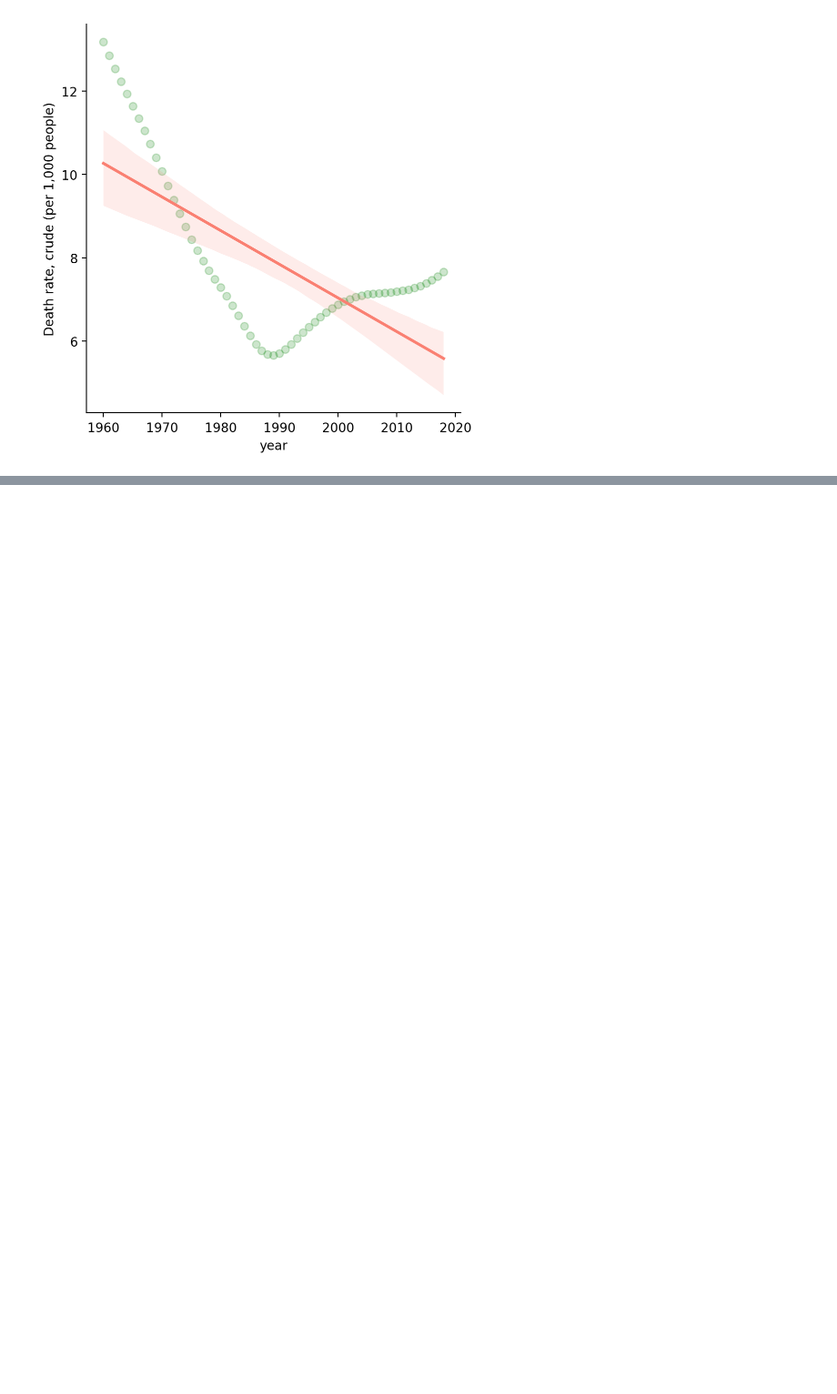
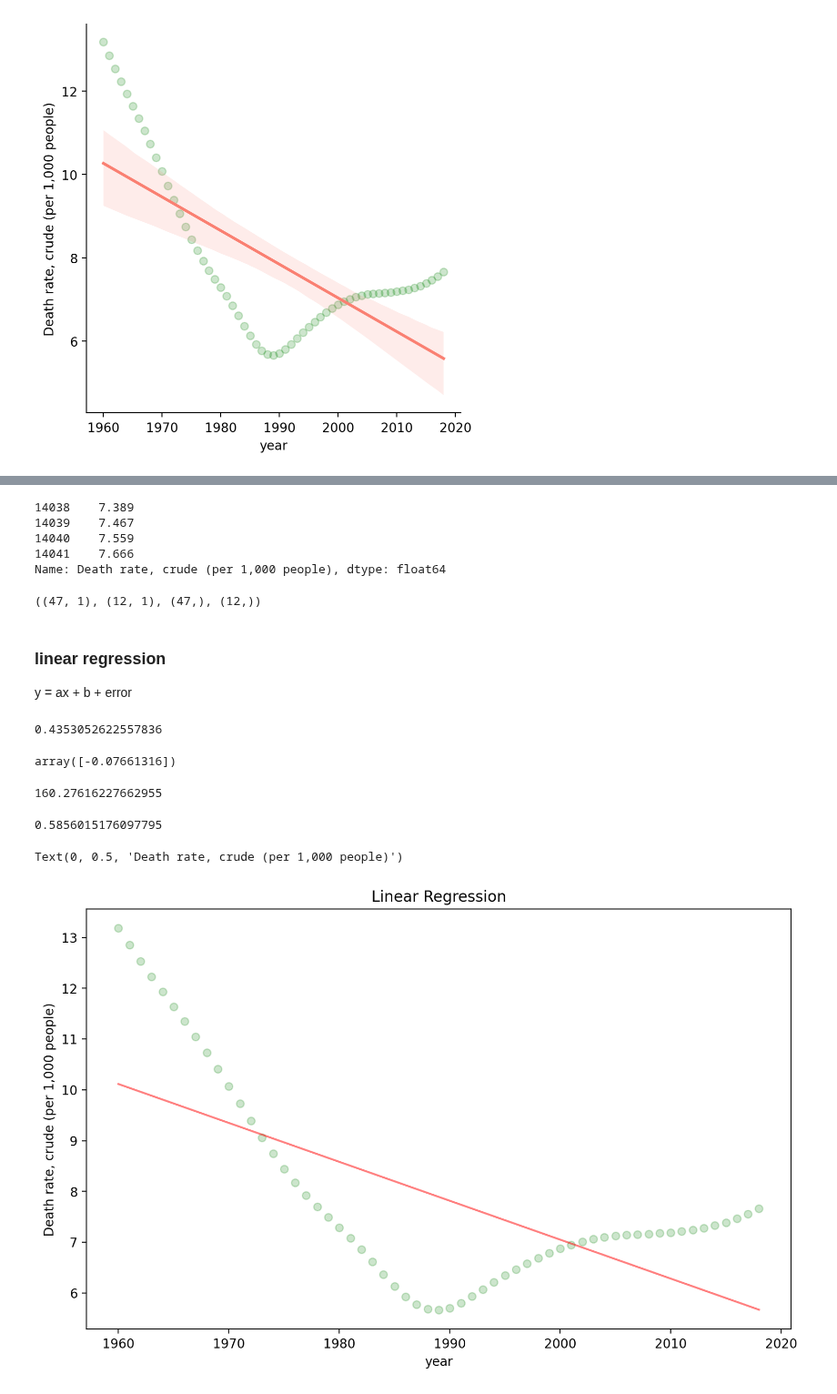
Before and after one commit to pNatTueku/ml_learning_with_ajprasertcbs, a Jupyter notebook: notebooks/polynomial_regression.ipynb, the cells around one changed output, grey strips where cells are left out. Shown at 91% size. Cells and saved outputs as stored; diff of their text form; code cells hidden in the pictures; blank space fills up the shorter version.

```diff
--- a/notebooks/polynomial_regression.ipynb
+++ b/notebooks/polynomial_regression.ipynb
@@ -143,0 +166,5 @@ sns.lmplot(data = df, x = x_col, y = y_col, fit_reg = True, scatter_kws = {'alph
+# %%
+# get X and y
+
+X = df[[x_col]]
+X.tail(4)
@@ -143,0 +177,51 @@ sns.lmplot(data = df, x = x_col, y = y_col, fit_reg = True, scatter_kws = {'alph
+# %%
+y = df[y_col]
+y.tail(4)
+# %% [output]
+14038    7.389
+14039    7.467
+14040    7.559
+14041    7.666
+Name: Death rate, crude (per 1,000 people), dtype: float64
+# %%
+# split data
+
+X_train, X_test, y_train, y_test = train_test_split(X, y, test_size = .2, random_state = 1)
+X_train.shape, X_test.shape, y_train.shape, y_test.shape
+# %% [output]
+((47, 1), (12, 1), (47,), (12,))
+# %% [markdown]
+### linear regression
+
+y = ax + b + error
+# %%
+lm = LinearRegression() # create a model
+lm.fit(X_train, y_train) # train a model
+lm.score(X_train, y_train) # R-Squared
+# %% [output]
+0.4353052622557836
+# %%
+lm.coef_
+# %% [output]
+array([-0.07661316])
+# %%
+lm.intercept_
+# %% [output]
+160.27616227662955
+# %%
+lm.score(X_test, y_test)
+# %% [output]
+0.5856015176097795
+# %%
+# plot
+
+fig = plt.figure(figsize = (10, 6))
+
+plt.scatter(X, y, color = 'green', alpha = .2)
+plt.plot(X, lm.predict(X), color = 'red', alpha = .5)
+plt.title('Linear Regression')
+plt.xlabel(x_col)
+plt.ylabel(y_col)
+# %% [output]
+Text(0, 0.5, 'Death rate, crude (per 1,000 people)')
+[figure, added]
```
Also changed, not shown: parts of 12 cells of this notebook.
